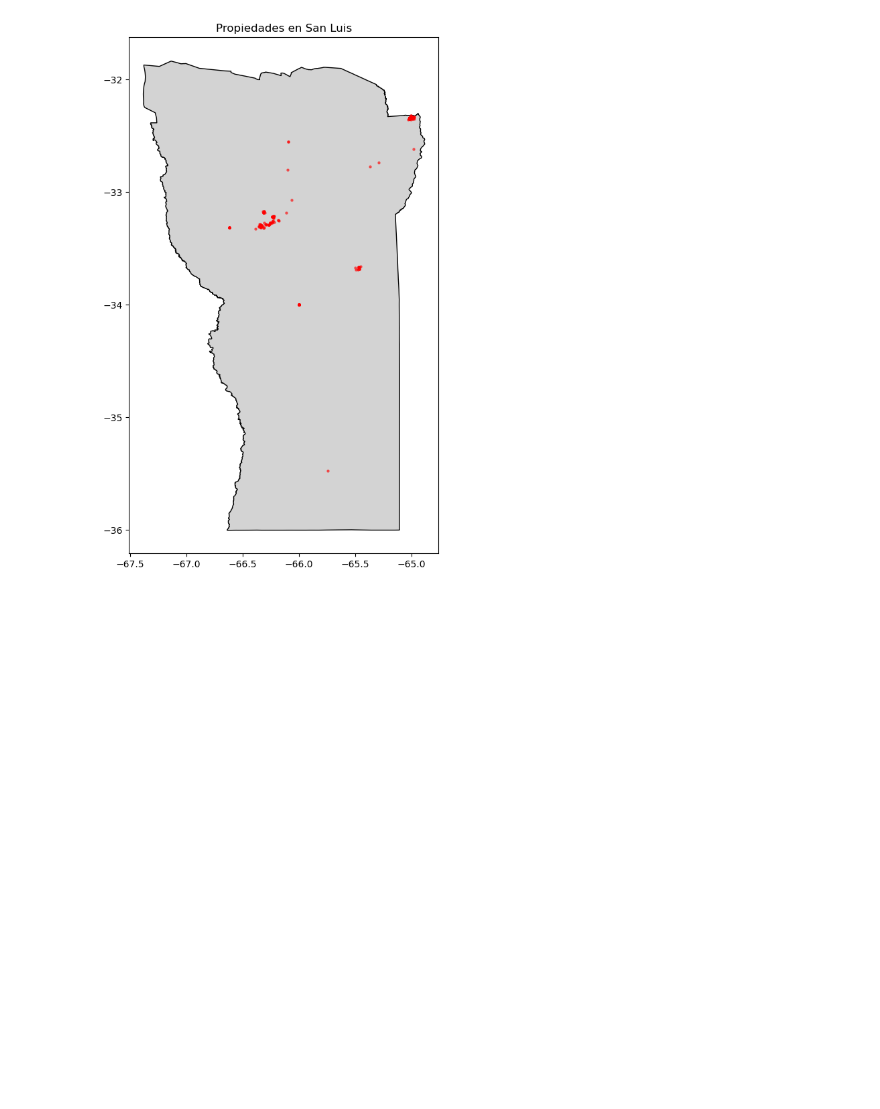
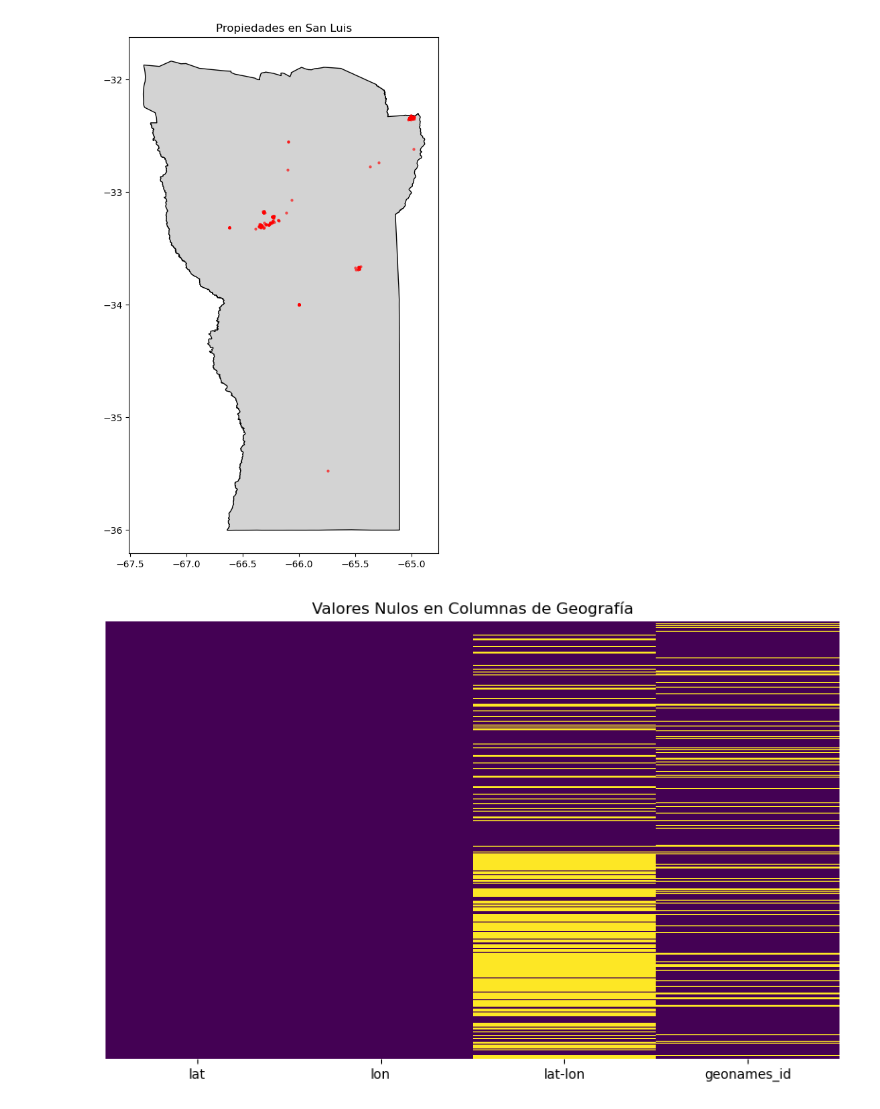
Before and after one commit to juansv2k2/property-price-analysis, a Jupyter notebook: Grupo 7.ipynb, the cells around one changed output. Saved outputs shown, nothing was run; the diff lists cells and outputs as text; code cells hidden in the pictures; blank space fills up the shorter version.

```diff
--- a/Grupo 7.ipynb
+++ b/Grupo 7.ipynb
@@ -541,3 +541,20 @@ plt.title('Propiedades en San Luis')
 plt.show()
 # %% [output]
 [figure]
+# %%
+import matplotlib.pyplot as plt
+import seaborn as sns
+import numpy as np
+
+# ... (tu código anterior)
+
+# Crear un DataFrame con los valores nulos para plotear
+nulls_df = df_properatti[['lat', 'lon', 'lat-lon', 'geonames_id']].isnull()
+
+# Plotear los valores nulos
+plt.figure(figsize=(10, 6))
+sns.heatmap(nulls_df, cmap='viridis', cbar=False, yticklabels=False)
+plt.title('Valores Nulos en Columnas de Geografía')
+plt.show()
+# %% [output]
+[figure, added]
```
Also changed, not shown: parts of 1 cell of this notebook, 15 other files.
